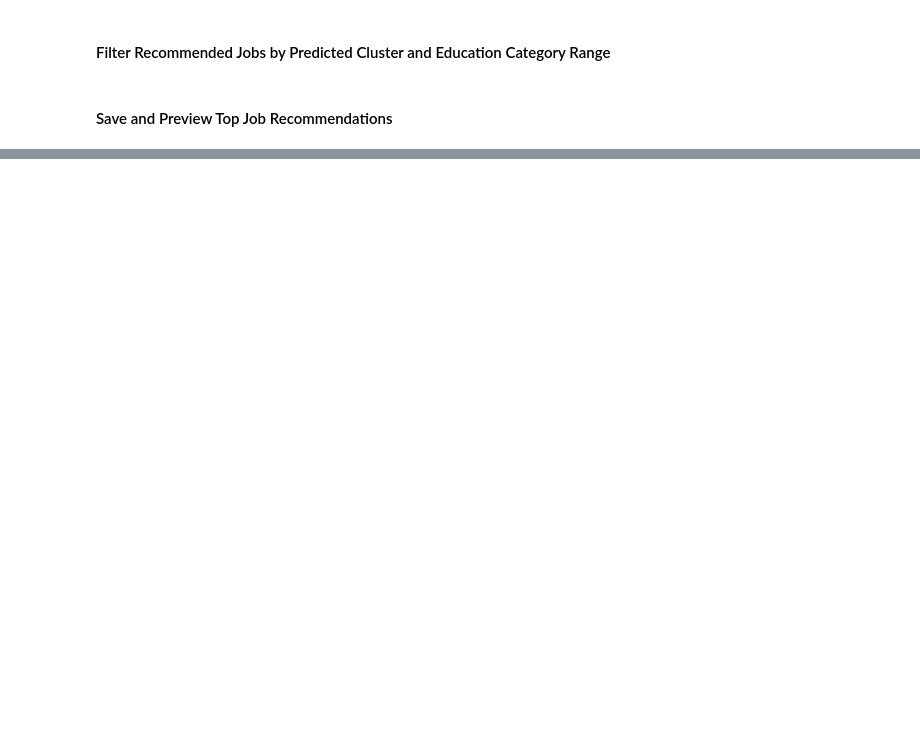
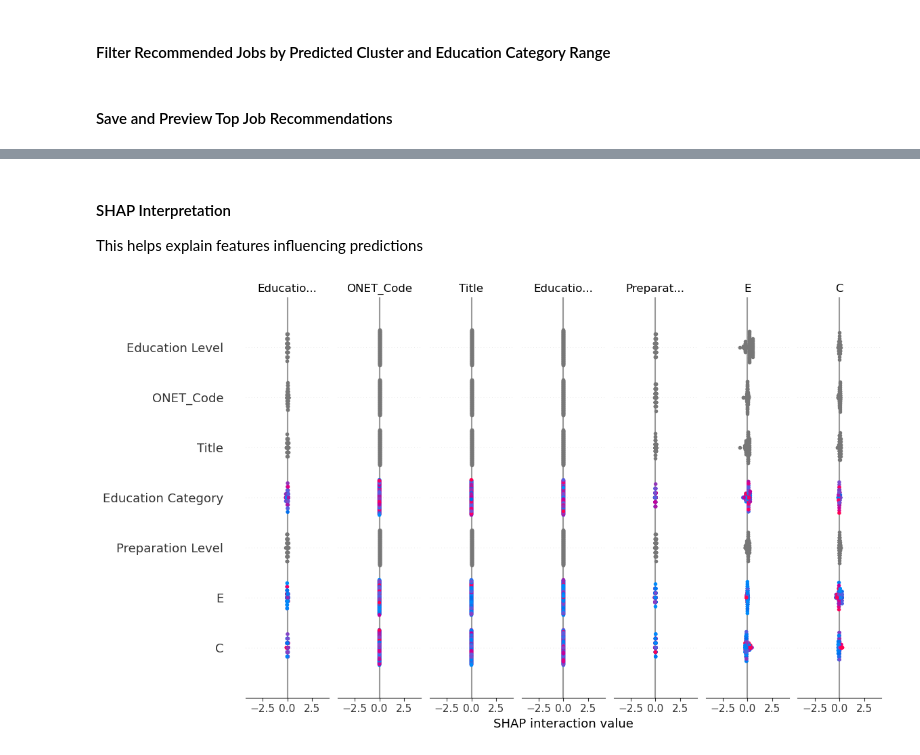
Before and after one commit to eugene-maina72/Phase_5_Capstone_Project-SmartPath, a Jupyter notebook: SmartPath.ipynb, the cells around one changed output, grey strips where cells are left out. Saved outputs shown, nothing was run; the diff lists cells and outputs as text; code cells hidden in the pictures; blank space fills up the shorter version.

```diff
--- a/SmartPath.ipynb
+++ b/SmartPath.ipynb
@@ -1623,0 +1814,21 @@ top_jobs_in_cluster.head()
+# %%
+#split test
+X_train, X_test, y_train,y_test = train_test_split(X_filter, y_filter, test_size=0.2, random_state=42, stratify=y_filter)
+
+#create pools to help handle categorical data better
+train_pool = Pool(data=X_train, label=y_train, cat_features=categorical_features)
+test_pool = Pool(data=X_test, label=y_test, cat_features=categorical_features)
+# %%
+#training the model
+catboost_model = CatBoostClassifier(
+    iterations=200,
+    learning_rate=0.1,
+    depth=6,
+    loss_function='MultiClass',
+    eval_metric='Accuracy',
+    verbose=50,
+    random_seed=42
+)
+
+#fit the model
+catboost_model.fit(train_pool, eval_set=test_pool)
@@ -1623,0 +1884,3 @@ top_jobs_in_cluster.head()
+# %% [markdown]
+#### SHAP Interpretation
+This helps explain features influencing predictions
@@ -1623,0 +1889,7 @@ top_jobs_in_cluster.head()
+# %%
+import shap
+explainer = shap.TreeExplainer(catboost_model)
+shap_values = explainer.shap_values(X_test)
+shap.summary_plot(shap_values, X_test)
+# %% [output]
+[figure, added]
```
Also changed, not shown: parts of 32 cells of this notebook.
